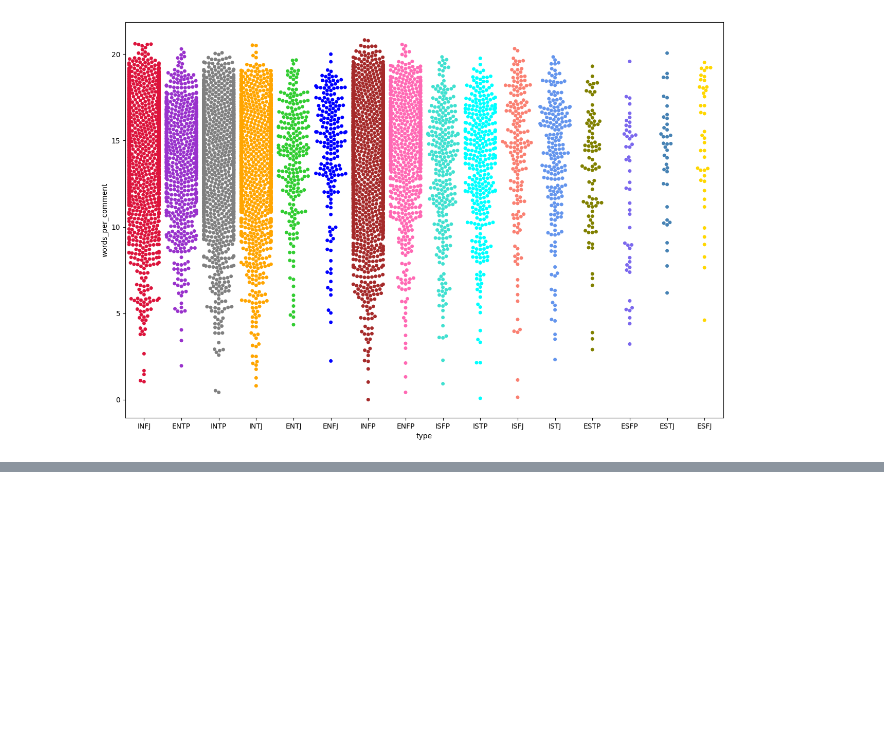
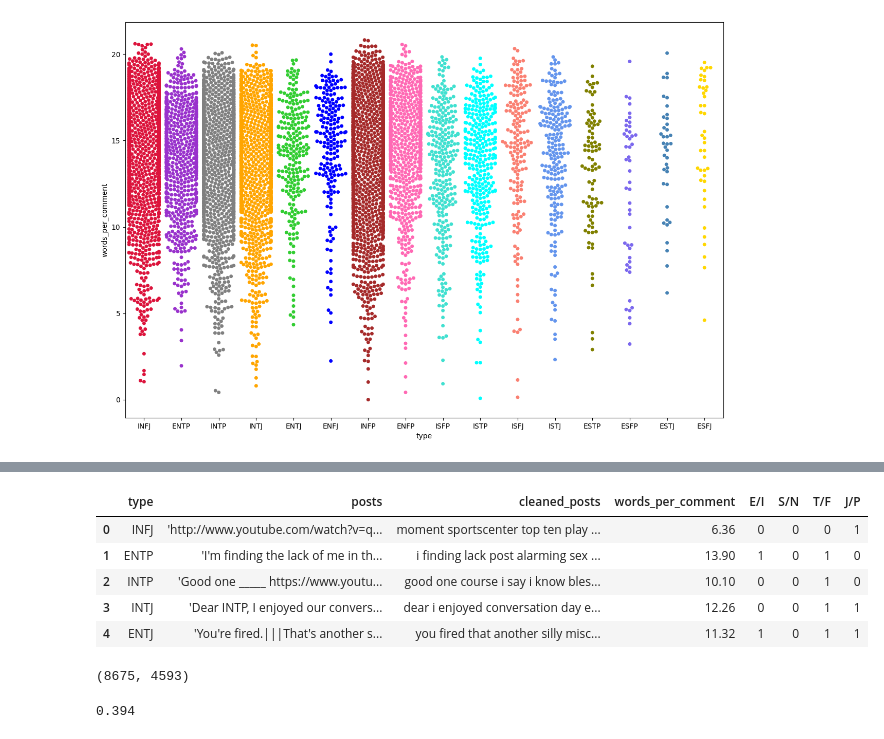
Before and after one commit to dkerdemir/YAP470-Project, a Jupyter notebook: Yap470_Project_Myers-Briggs.ipynb, the cells around one changed output, grey strips where cells are left out. Drawn from its saved outputs; the diff is of its cells as text; code cells hidden in the pictures; blank space fills up the shorter version.

```diff
--- a/Yap470_Project_Myers-Briggs.ipynb
+++ b/Yap470_Project_Myers-Briggs.ipynb
@@ -183,3 +180,0 @@ top100 = sw.cleaned_posts.str.split().explode().value_counts().head(100)
-# %%
-sw["Most Common Word"] = sw["cleaned_posts"].apply(lambda x: [k for k, v in Counter(x).most_common(1)])
-sw.head(10)
@@ -208 +181,23 @@ print(bin)
+# %%
+sw['E/I'] = sw['type'].apply(lambda x: x[0] == 'E').astype('int')
+sw['S/N'] = sw['type'].apply(lambda x: x[1] == 'S').astype('int')
+sw['T/F'] = sw['type'].apply(lambda x: x[2] == 'T').astype('int')
+sw['J/P'] = sw['type'].apply(lambda x: x[3] == 'J').astype('int')
+sw.head()
+# %% [output]
+|  | type | posts | cleaned_posts | words_per_comment | E/I | S/N | T/F | J/P |
+| 0 | INFJ | 'http://www.youtube.com/watch?v=q... | moment sportscenter top ten play ... | 6.36 | 0 | 0 | 0 | 1 |
+| 1 | ENTP | 'I'm finding the lack of me in th... | i finding lack post alarming sex ... | 13.90 | 1 | 0 | 1 | 0 |
+| 2 | INTP | 'Good one _____ https://www.youtu... | good one course i say i know bles... | 10.10 | 0 | 0 | 1 | 0 |
+| 3 | INTJ | 'Dear INTP, I enjoyed our convers... | dear i enjoyed conversation day e... | 12.26 | 0 | 0 | 1 | 1 |
+| 4 | ENTJ | 'You're fired.|||That's another s... | you fired that another silly misc... | 11.32 | 1 | 0 | 1 | 1 |
+# %%
+# Create a TfidfVectorizer with better parameter usage and apply it to the data
+TFIDF_vect = TfidfVectorizer(lowercase=True, stop_words='english', max_df=0.5, min_df=0.01, max_features=10000)
+all_data_TFIDF = TFIDF_vect.fit_transform(sw['cleaned_posts'])
+
+# Check the new TfidfVectorizer shape
+all_data_TFIDF.shape
+# %% [output]
+(8675, 4593)
 # %%
@@ -211 +206,9 @@ y = df['type']  # labels
 X_train, X_test, y_train, y_test = train_test_split(X, y, test_size=0.2, random_state=42)
+# %%
+logistic_re2gression_classifier = LogisticRegression()
+logistic_regression_classifier.fit(X_train, y_train)
+logistic_regression_predictions = logistic_regression_classifier.predict(X_test)
+logistic_regression_accuracy = accuracy_score(y_test, logistic_regression_predictions)
+print(round(logistic_regression_accuracy, 3))
+# %% [output]
+0.394
```
Also changed, not shown: parts of 8 cells of this notebook.
